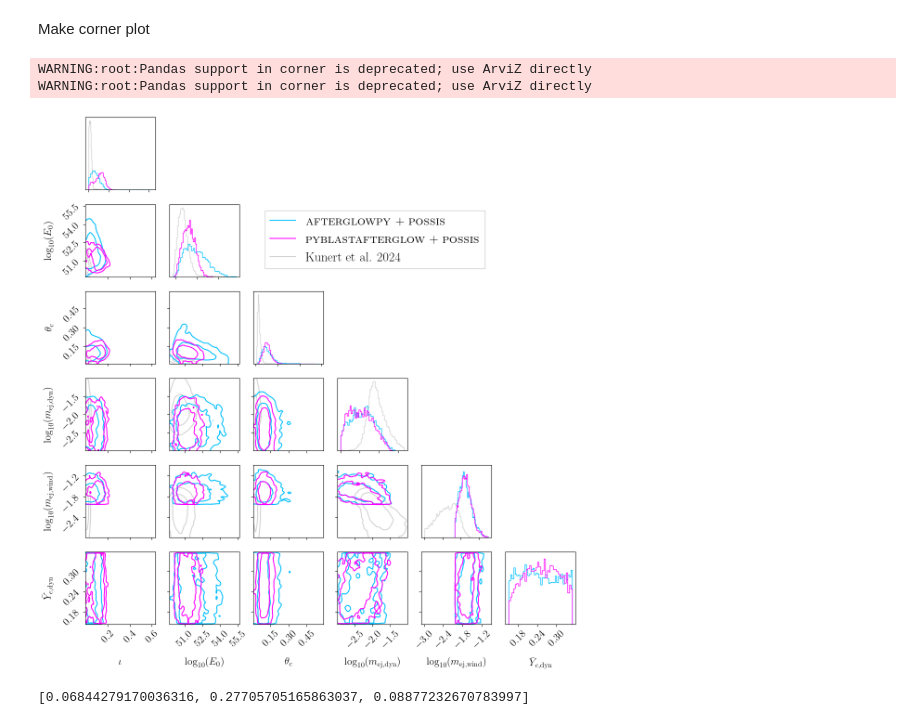
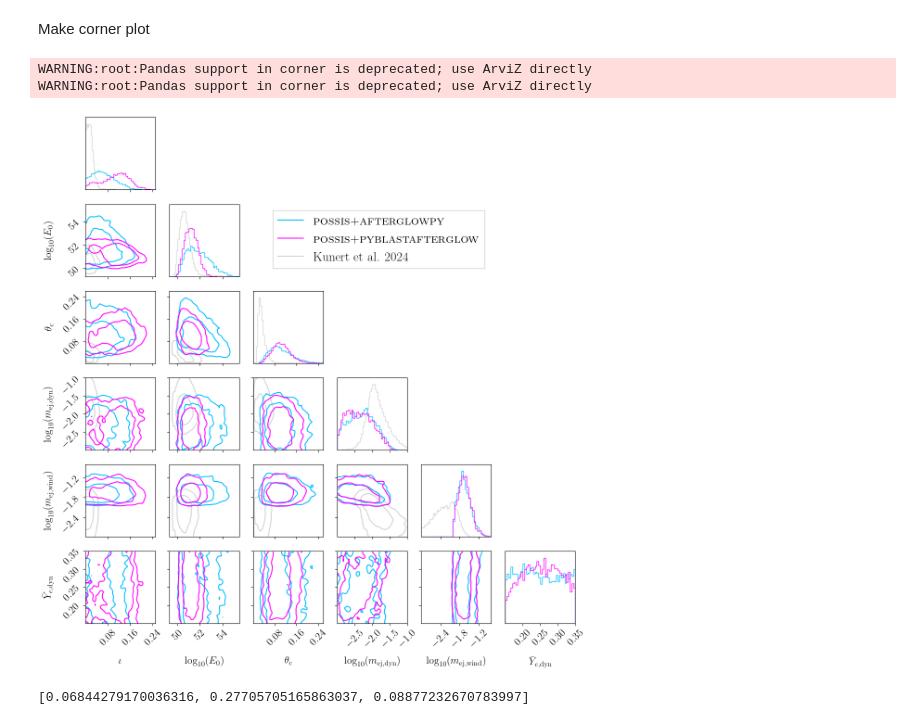
Before and after one commit to nuclear-multimessenger-astronomy/paper_fiesta, a Jupyter notebook: src/paper_fiesta/real_events/KN+GRB/GRB211211A/compare_posteriors.ipynb, the cells around one changed output. Drawn from its saved outputs; the diff is of its cells as text; code cells hidden in the pictures.

```diff
--- a/src/paper_fiesta/real_events/KN+GRB/GRB211211A/compare_posteriors.ipynb
+++ b/src/paper_fiesta/real_events/KN+GRB/GRB211211A/compare_posteriors.ipynb
@@ -54,6 +69,7 @@ Make corner plot
 var_names = ["inclination_EM", "log10_E0", "thetaCore", "log10_mej_dyn", "log10_mej_wind", "Ye_dyn"]
 
 labels = [latex_labels[p] for p in var_names]
+rs = [(0, 0.25), (49.3, 55.5), (0, 0.26), (-3., -1.), (-3., -0.8), (0.15, 0.35)]
 # %%
 fig, ax = plt.subplots(len(var_names), len(var_names), figsize = (12, 12))
 
@@ -72,37 +88,43 @@ for j in range(1, len(var_names)-1):
 for j in range(5):
     ax[-1, j].set_xlim(ax[-2, j].get_xlim())
 
 
 corner.corner(posterior_afgpy[var_names],
               fig=fig,
               color = "deepskyblue",
               labelpad = 0.15,
               labels=labels,
               **default_corner_kwargs,
-              hist_kwargs=dict(density=True))
+              hist_kwargs=dict(density=True),
+              range=rs)
 
 corner.corner(posterior_pbag[var_names],
               fig=fig,
               color="magenta",
               labelpad=0.15,
               labels=labels,
               **default_corner_kwargs,
-              hist_kwargs=dict(density=True))
+              hist_kwargs=dict(density=True),
+              range=rs)
+
+for j in range(6):
+    max_y = max(p.get_path().vertices[:, 1].max() for p in ax[j,j].patches)
+    ax[j,j].set_ylim(0, 1.1*max_y)
 
 handles = []
 for c in ["deepskyblue", "magenta", "lightgrey"]:
     handle = plt.plot([],[], color=c)[0]
     handles.append(handle)
 
-ax[1, 4].legend(handles=handles, labels=["\\textsc{afterglowpy} + \\textsc{possis}", "\\textsc{pyblastafterglow} + \\textsc{possis}", "Kunert et al. 2024"], fontsize=20, fancybox=False, framealpha=1)
+ax[1, 4].legend(handles=handles, labels=["\\textsc{possis}+\\textsc{afterglowpy}", "\\textsc{possis}+\\textsc{pyblastafterglow}", "Kunert et al. 2024"], fontsize=20, fancybox=False, framealpha=1)
 fig.subplots_adjust(left=0.08, bottom=0.08, right=0.96, top=0.99, hspace=0.2, wspace=0.2)
 
 
 fig.savefig("posterior_GRB211211A.pdf", dpi=250)
 # %% [output]
 WARNING:root:Pandas support in corner is deprecated; use ArviZ directly
 WARNING:root:Pandas support in corner is deprecated; use ArviZ directly
-[figure, old version]
+[figure, new version]
 # %%
 low, median, high = corner.quantile(posterior_pbag["Ye_wind"], q=[0.025, 0.5, 0.975])
 
```
Also changed, not shown: parts of 11 cells of this notebook, 20 other files.
